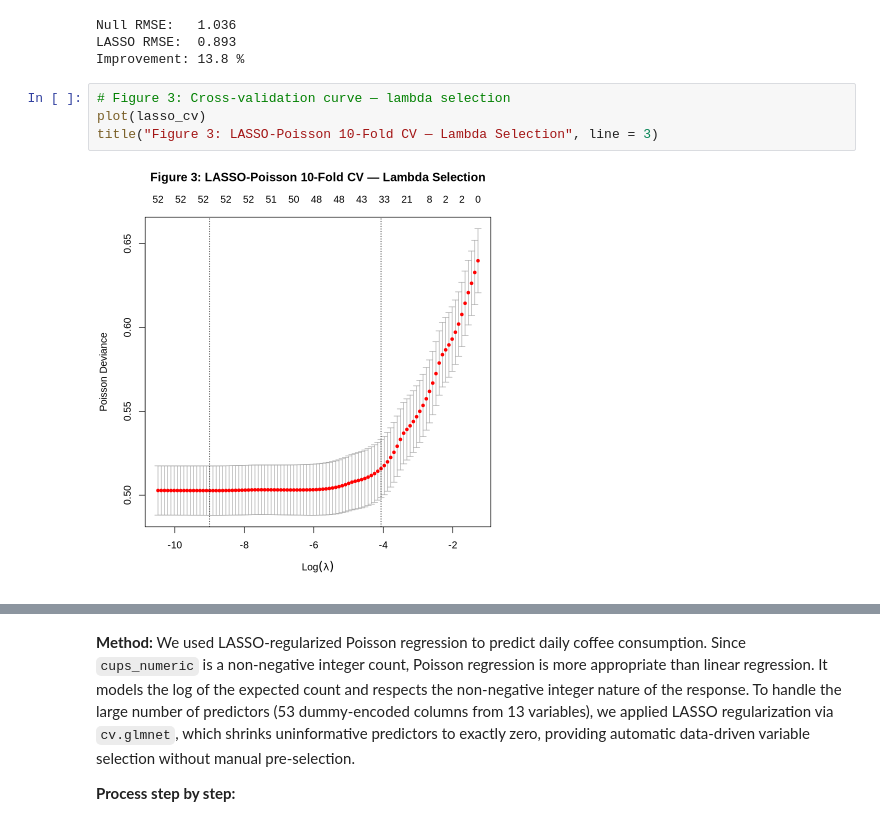
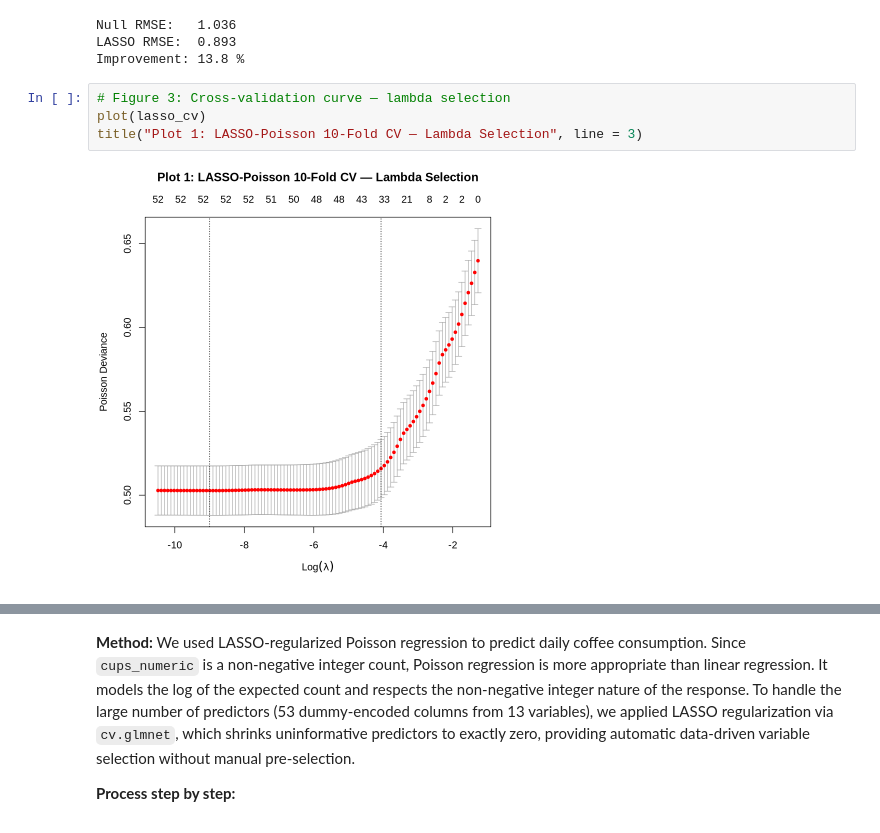
Before and after one commit to tiffanyn5/STAT301_Group9, a Jupyter notebook: group9_finalreport.ipynb, the cells around one changed output, grey strips where cells are left out. Saved outputs shown, nothing was run; the diff lists cells and outputs as text.

```diff
--- a/group9_finalreport.ipynb
+++ b/group9_finalreport.ipynb
@@ -690,7 +601,7 @@ Improvement: 13.8 %
 # %%
 # Figure 3: Cross-validation curve — lambda selection
 plot(lasso_cv)
-title("Figure 3: LASSO-Poisson 10-Fold CV — Lambda Selection", line = 3)
+title("Plot 1: LASSO-Poisson 10-Fold CV — Lambda Selection", line = 3)
 # %% [output]
-[figure, old version]
+[figure, new version]
 # %%
```
Also changed, not shown: parts of 17 cells of this notebook.
